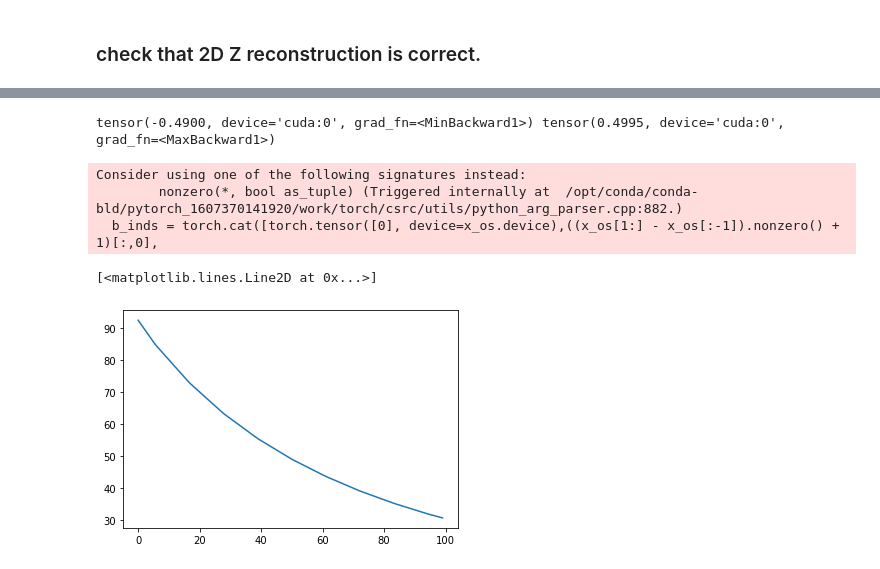
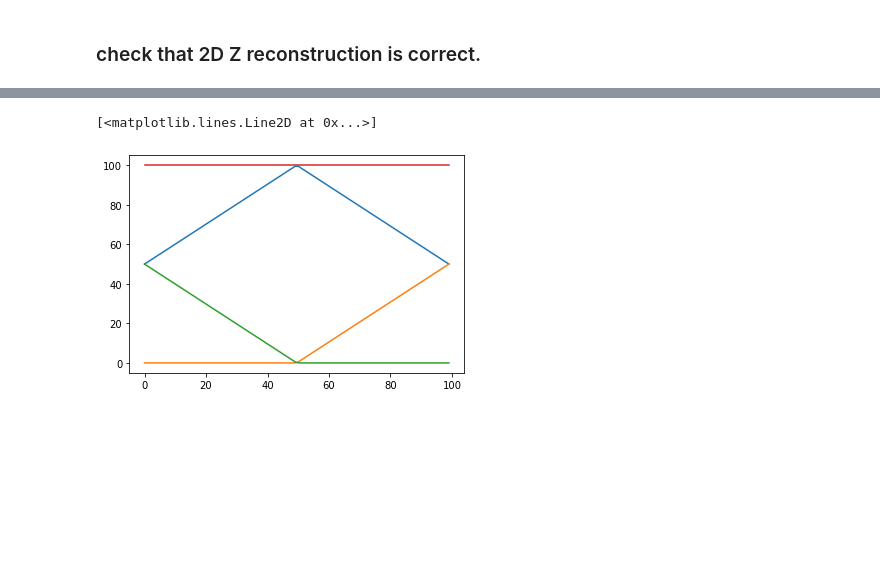
Before and after one commit to TuragaLab/decode_fish, a Jupyter notebook: nbs/02_microscope.ipynb, the cells around one changed output, grey strips where cells are left out. Cells and saved outputs as stored; diff of their text form; code cells hidden in the pictures; blank space fills up the shorter version.

```diff
--- a/nbs/02_microscope.ipynb
+++ b/nbs/02_microscope.ipynb
@@ -249,13 +347,13 @@ from decode_fish.engine.point_process import PointProcessUniform
 from decode_fish.funcs.file_io import get_vol_psf
 from decode_fish.funcs.output_trafo import sample_to_df
 
-# psf = get_gaussian_psf([11,21,21],[1.8,1.8,1.8], pred_z=False, n_cols=2).cuda()
-psf = get_vol_psf('../figures/MF_psf.tif')
+psf = get_gaussian_psf([3,13,13],[.1,1.7,1.7], pred_z=True, n_cols=1).cuda()
+# psf = get_vol_psf('../figures/MF_psf.tif')
 
-noise = sCMOS(channels=16)
+noise = sCMOS(channels=22)
 
 # micro = Microscope(psf=psf, noise=noise, scale=100, norm='sum', sum_fac=psf.psf_volume.sum().item()).cuda()
-micro = Microscope(psf=psf, noise=noise, scale=100, norm='max', sum_fac=1, psf_noise=0.0, pred_z=True).cuda()
+micro = Microscope(psf=psf, noise=noise, scale=100, norm='max', sum_fac=1, psf_noise=0.3, pred_z=True).cuda()
 # %%
 for name, p in micro.named_parameters():
     print(name, p.requires_grad)
@@ -324,8 +386,8 @@ plot_channels(xsim, 2, display=False)
 # %%
-local_rate = torch.zeros([100,1,1,11,11]).cuda()
-local_rate[:,0,0,5,5] = 1.
+local_rate = torch.zeros([100,7,11,11]).cuda()
+local_rate[:,3,5,5] = 1.
 
-point_process = PointProcessUniform(local_rate =local_rate, int_conc=3, int_rate=1, sim_iters=1, int_loc=1, channels=16, n_bits=4, codebook=torch.tensor(code_inds), sim_z=True)
+point_process = PointProcessUniform(local_rate =local_rate, int_conc=3, int_rate=1, sim_iters=1, int_loc=1, channels=22, n_bits=4, codebook=torch.tensor(code_ref)[:1], sim_z=True)
 locs_3d, x_os_3d, y_os_3d, z_os_3d, ints_3d, output_shape, codes = point_process.sample(from_code_book=True)
 df = sample_to_df(locs_3d, x_os_3d, y_os_3d, z_os_3d, ints_3d, codes, px_size_zyx=[1,1,1])
 
@@ -333,21 +395,23 @@ x_os_3d *= 0
 y_os_3d *= 0
 ints_3d *= 0
 ints_3d += 1
-z_os_3d = torch.arange(-1.0,1.0,1/50).cuda().repeat_interleave(4)
+z_os_3d = torch.linspace(-0.5,0.5,100).cuda()
 
-xsim, psf_s = micro(locs_3d, x_os_3d, y_os_3d, z_os_3d, ints_3d, output_shape, eval_=True, add_noise=True, rec_ch=0)
+xsim, psf_s = micro(locs_3d, x_os_3d, y_os_3d, z_os_3d, ints_3d, output_shape, eval_=True, add_noise=False)
 # scat_3d_projections(ax, df[df['int_11'] > 1])
 
-tra = []
-chs = locs_3d[1][::4]
-for i in range(100):
-    tra.append(xsim[i,chs[i]])
+# tra = []
+# chs = locs_3d[1][::4]
+# for i in range(100):
+#     tra.append(xsim[i,chs[i]])
 
-plt.plot(cpu(torch.stack(tra))[:,0,5,5])
+# plt.plot(cpu(torch.stack(tra))[:,0,5,5])
-# %% [output]
-tensor(-0.4900, device='cuda:0', grad_fn=<MinBackward1>) tensor(0.4995, device='cuda:0', grad_fn=<MaxBackward1>)
-Consider using one of the following signatures instead:
-        nonzero(*, bool as_tuple) (Triggered internally at  /opt/conda/conda-bld/pytorch_1607370141920/work/torch/csrc/utils/python_arg_parser.cpp:882.)
-  b_inds = torch.cat([torch.tensor([0], device=x_os.device),((x_os[1:] - x_os[:-1]).nonzero() + 1)[:,0],
-[<matplotlib.lines.Line2D at 0x...>]
-[figure, removed]
+# %%
+plt.plot(cpu(xsim)[:,0,3,5,5])
+plt.plot(cpu(xsim)[:,0,4,5,5])
+plt.plot(cpu(xsim)[:,0,2,5,5])
+
+plt.plot(cpu(xsim)[:,0,2:5,5,5].sum(1))
+# %% [output]
+[<matplotlib.lines.Line2D at 0x...>]
+[figure, added]
```
Also changed, not shown: parts of 26 cells of this notebook, 42 other files.
